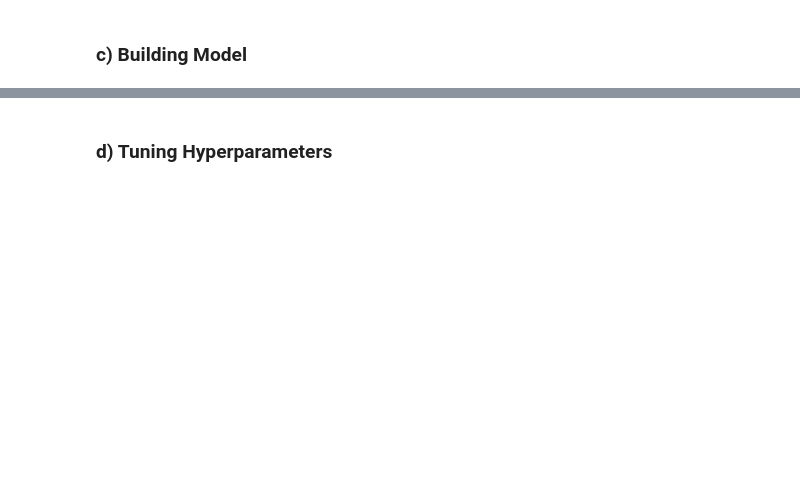
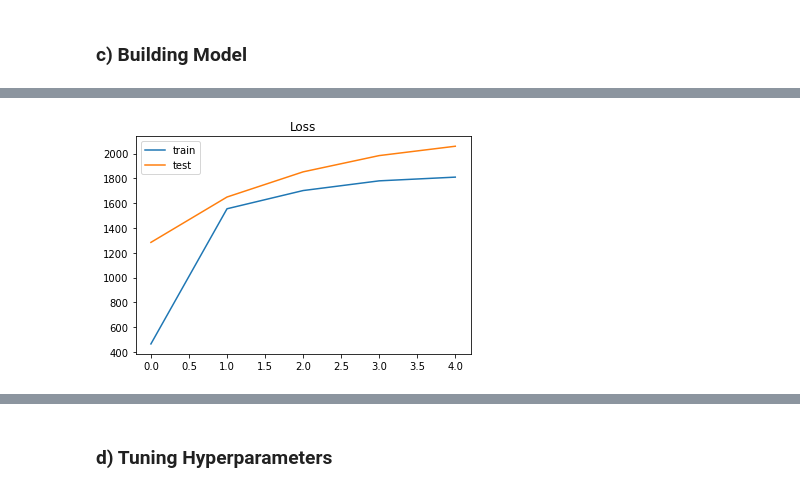
Before and after one commit to Aboubacar2012/categorisation_de_questions, a Jupyter notebook: P05_02_notebooktest.ipynb, the cells around one changed output, grey strips where cells are left out. Drawn from its saved outputs; the diff is of its cells as text; code cells hidden in the pictures; blank space fills up the shorter version.

Commit message:
ending of test

```diff
--- a/P05_02_notebooktest.ipynb
+++ b/P05_02_notebooktest.ipynb
@@ -591,9 +680,13 @@ history = model.fit(X_train, y_train,
 # %%
 plt.title('Loss')
-plt.plot(history.history['loss'], label='train')
-plt.plot(history.history['val_loss'], label='test')
+plt.plot(history.history['loss'],
+         label='train')
+plt.plot(history.history['val_loss'],
+         label='test')
 plt.legend()
 plt.show()
+# %% [output]
+[figure, added]
 # %%
 y_pred = model.predict(X_test)
 # %%
```
Also changed, not shown: parts of 24 cells of this notebook.
